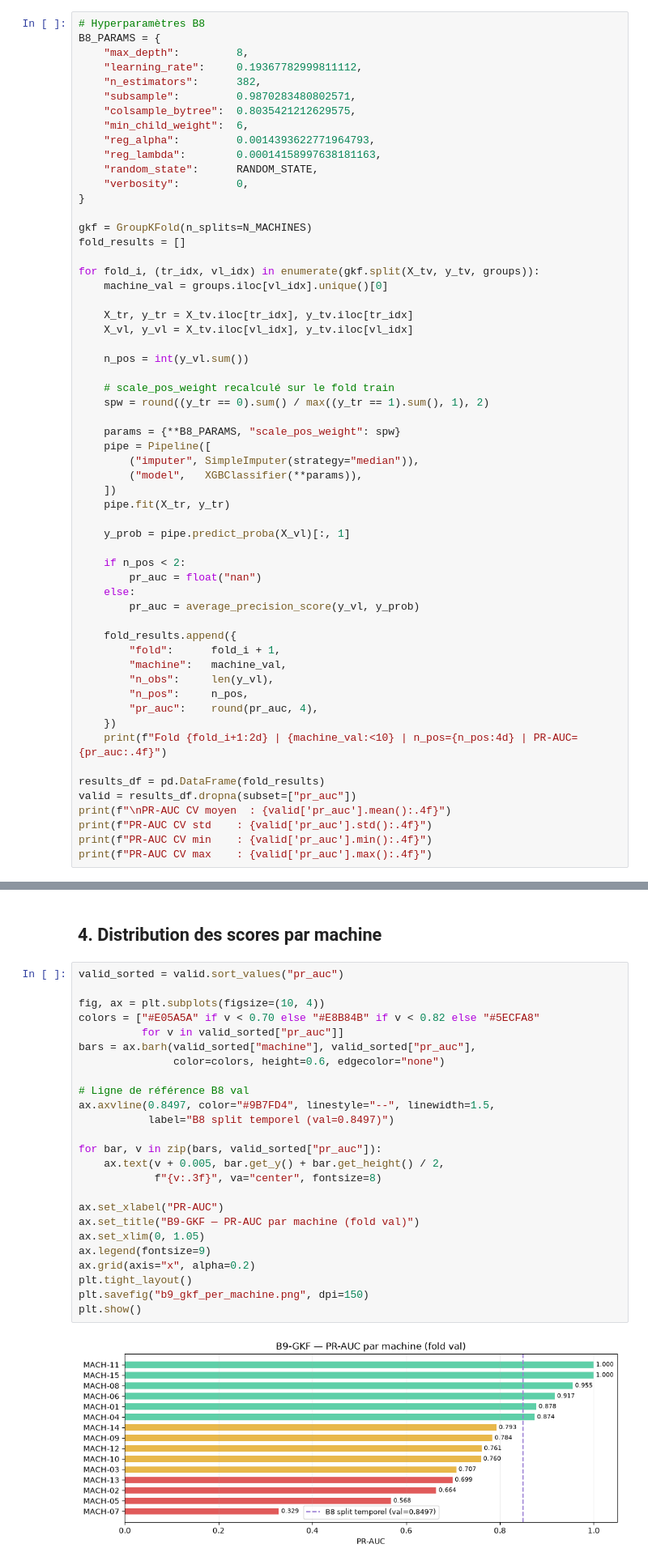
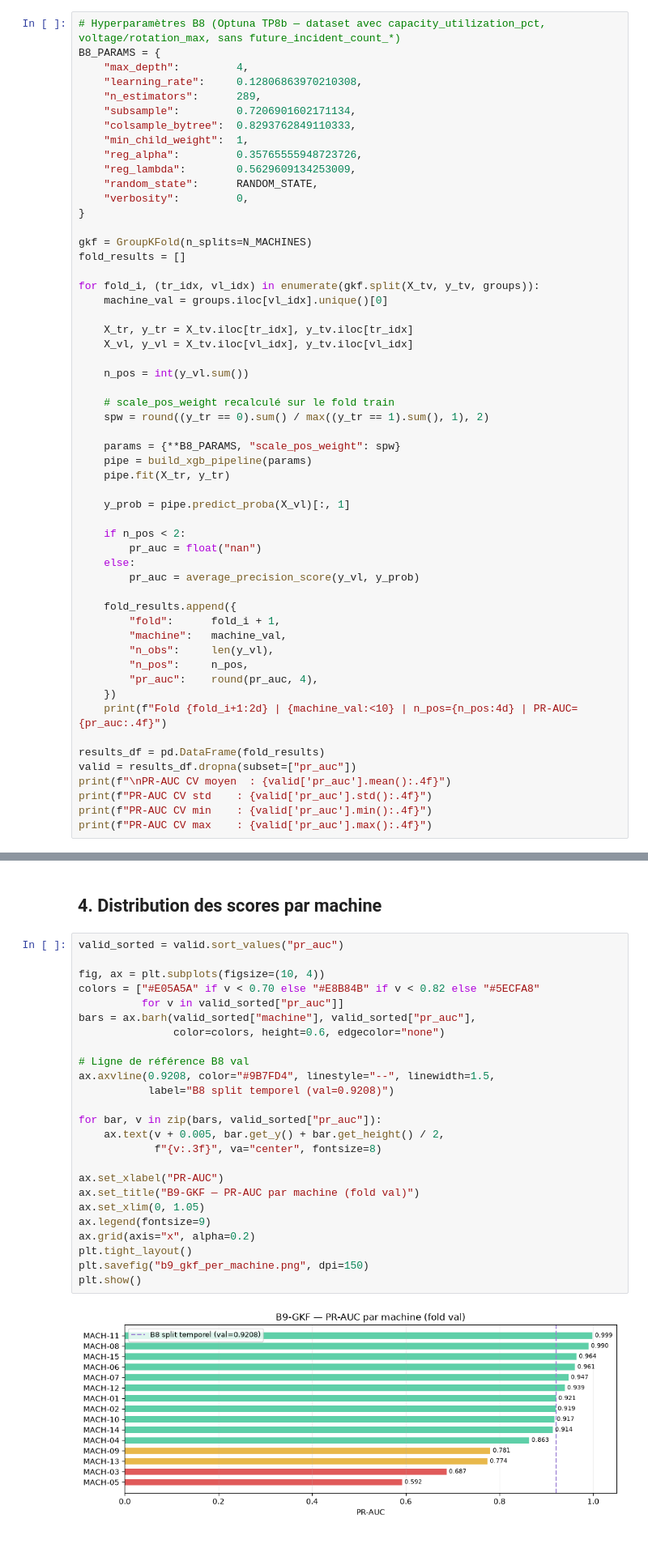
Before and after one commit to guillaumesaidani-coder/data_ingestion-, a Jupyter notebook: ML/TP9.ipynb, the cells around one changed output, grey strips where cells are left out. Shown at 81% size. Saved outputs shown, nothing was run; the diff lists cells and outputs as text.

```diff
--- a/ML/TP9.ipynb
+++ b/ML/TP9.ipynb
@@ -105,16 +78,16 @@ Chaque fold exclut une machine entière du train et l'utilise comme val.
 On réutilise les hyperparamètres B8 (meilleurs params Optuna TP8b).
 `scale_pos_weight` est recalculé à chaque fold sur les données train du fold.
 # %%
-# Hyperparamètres B8
+# Hyperparamètres B8 (Optuna TP8b — dataset avec capacity_utilization_pct, voltage/rotation_max, sans future_incident_count_*)
 B8_PARAMS = {
-    "max_depth":         8,
-    "learning_rate":     0.19367782999811112,
-    "n_estimators":      382,
-    "subsample":         0.9870283480802571,
-    "colsample_bytree":  0.8035421212629575,
-    "min_child_weight":  6,
-    "reg_alpha":         0.0014393622771964793,
-    "reg_lambda":        0.00014158997638181163,
+    "max_depth":         4,
+    "learning_rate":     0.12806863970210308,
+    "n_estimators":      289,
+    "subsample":         0.7206901602171134,
+    "colsample_bytree":  0.8293762849110333,
+    "min_child_weight":  1,
+    "reg_alpha":         0.35765555948723726,
+    "reg_lambda":        0.5629609134253009,
     "random_state":      RANDOM_STATE,
     "verbosity":         0,
 }
@@ -134,10 +107,7 @@ for fold_i, (tr_idx, vl_idx) in enumerate(gkf.split(X_tv, y_tv, groups)):
     spw = round((y_tr == 0).sum() / max((y_tr == 1).sum(), 1), 2)
 
     params = {**B8_PARAMS, "scale_pos_weight": spw}
-    pipe = Pipeline([
-        ("imputer", SimpleImputer(strategy="median")),
-        ("model",   XGBClassifier(**params)),
-    ])
+    pipe = build_xgb_pipeline(params)
     pipe.fit(X_tr, y_tr)
 
     y_prob = pipe.predict_proba(X_vl)[:, 1]
@@ -188,30 +137,30 @@ PR-AUC CV max    : 1.0000
 # %%
 valid_sorted = valid.sort_values("pr_auc")
 
 fig, ax = plt.subplots(figsize=(10, 4))
 colors = ["#E05A5A" if v < 0.70 else "#E8B84B" if v < 0.82 else "#5ECFA8"
           for v in valid_sorted["pr_auc"]]
 bars = ax.barh(valid_sorted["machine"], valid_sorted["pr_auc"],
                color=colors, height=0.6, edgecolor="none")
 
 # Ligne de référence B8 val
-ax.axvline(0.8497, color="#9B7FD4", linestyle="--", linewidth=1.5,
-           label="B8 split temporel (val=0.8497)")
+ax.axvline(0.9208, color="#9B7FD4", linestyle="--", linewidth=1.5,
+           label="B8 split temporel (val=0.9208)")
 
 for bar, v in zip(bars, valid_sorted["pr_auc"]):
     ax.text(v + 0.005, bar.get_y() + bar.get_height() / 2,
             f"{v:.3f}", va="center", fontsize=8)
 
 ax.set_xlabel("PR-AUC")
 ax.set_title("B9-GKF — PR-AUC par machine (fold val)")
 ax.set_xlim(0, 1.05)
 ax.legend(fontsize=9)
 ax.grid(axis="x", alpha=0.2)
 plt.tight_layout()
 plt.savefig("b9_gkf_per_machine.png", dpi=150)
 plt.show()
 # %% [output]
-[figure, old version]
+[figure, new version]
 # %% [markdown]
 ## 5. Modèle final — réentraîné sur tout train+val, évalué sur test
 # %%
```
Also changed, not shown: parts of 7 cells of this notebook, 48 other files.
